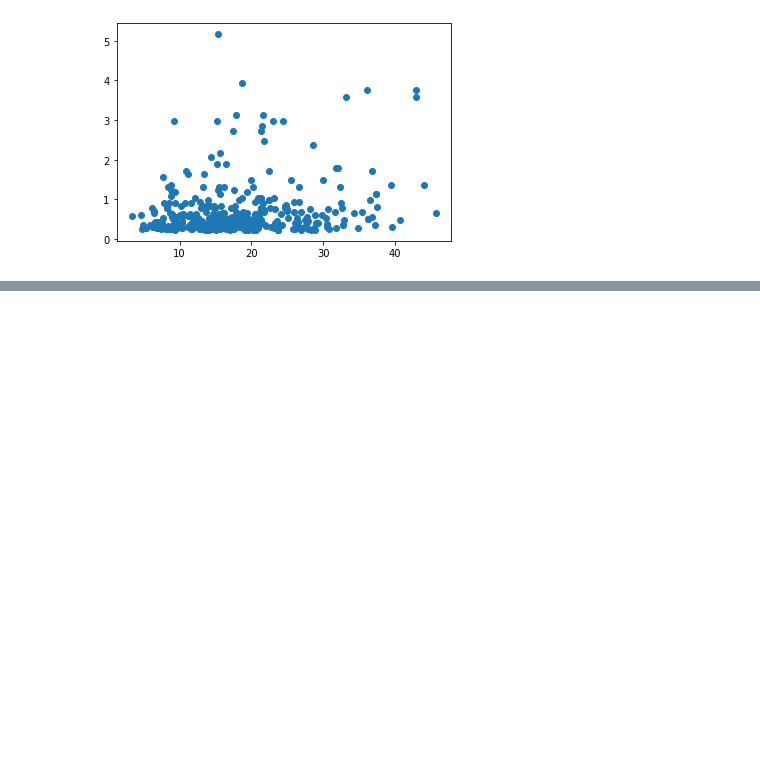
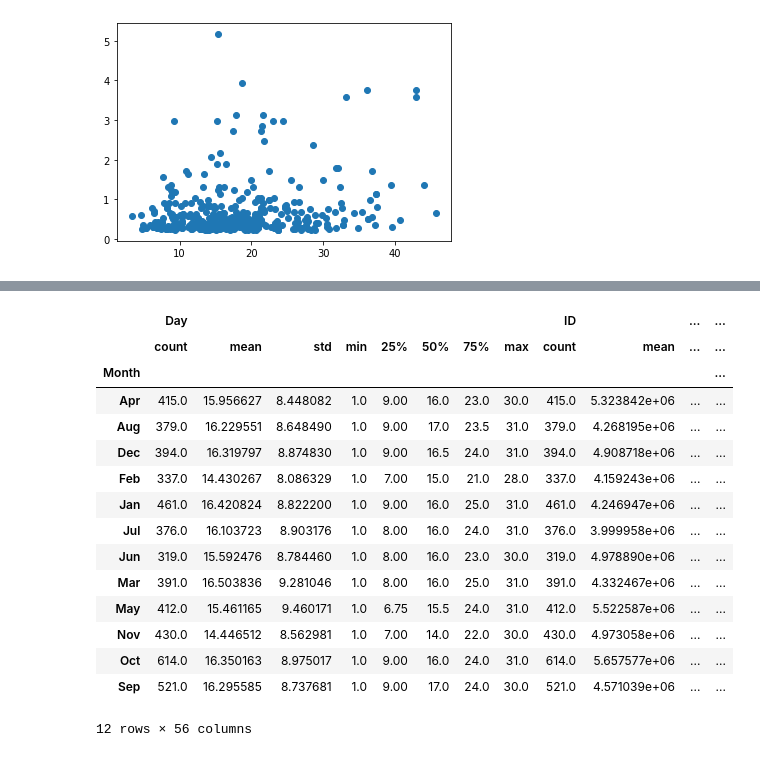
Before and after one commit to AmyAndersson/Datanauts_Project, a Jupyter notebook: DF.ipynb, the cells around one changed output, grey strips where cells are left out. Saved outputs shown, nothing was run; the diff lists cells and outputs as text; code cells hidden in the pictures; blank space fills up the shorter version.

```diff
--- a/DF.ipynb
+++ b/DF.ipynb
@@ -136,0 +156,21 @@ plt.scatter(Pos_Hazard["Relative Velocity (k/s)"], Pos_Hazard["Estimated Max Dia
+# %%
+Asteroids_months=Asteroids_dates.groupby("Month")
+# %%
+Asteroids_months.describe()
+# %% [output]
+|  | Day |  |  |  |  |  |  |  | ID |  | ... | ... |
+|  | count | mean | std | min | 25% | 50% | 75% | max | count | mean | ... | ... |
+| Month |  |  |  |  |  |  |  |  |  |  |  | ... |
+| Apr | 415.0 | 15.956627 | 8.448082 | 1.0 | 9.00 | 16.0 | 23.0 | 30.0 | 415.0 | 5.323842e+06 | ... | ... |
+| Aug | 379.0 | 16.229551 | 8.648490 | 1.0 | 9.00 | 17.0 | 23.5 | 31.0 | 379.0 | 4.268195e+06 | ... | ... |
+| Dec | 394.0 | 16.319797 | 8.874830 | 1.0 | 9.00 | 16.5 | 24.0 | 31.0 | 394.0 | 4.908718e+06 | ... | ... |
+| Feb | 337.0 | 14.430267 | 8.086329 | 1.0 | 7.00 | 15.0 | 21.0 | 28.0 | 337.0 | 4.159243e+06 | ... | ... |
+| Jan | 461.0 | 16.420824 | 8.822200 | 1.0 | 9.00 | 16.0 | 25.0 | 31.0 | 461.0 | 4.246947e+06 | ... | ... |
+| Jul | 376.0 | 16.103723 | 8.903176 | 1.0 | 8.00 | 16.0 | 24.0 | 31.0 | 376.0 | 3.999958e+06 | ... | ... |
+| Jun | 319.0 | 15.592476 | 8.784460 | 1.0 | 8.00 | 16.0 | 23.0 | 30.0 | 319.0 | 4.978890e+06 | ... | ... |
+| Mar | 391.0 | 16.503836 | 9.281046 | 1.0 | 8.00 | 16.0 | 25.0 | 31.0 | 391.0 | 4.332467e+06 | ... | ... |
+| May | 412.0 | 15.461165 | 9.460171 | 1.0 | 6.75 | 15.5 | 24.0 | 31.0 | 412.0 | 5.522587e+06 | ... | ... |
+| Nov | 430.0 | 14.446512 | 8.562981 | 1.0 | 7.00 | 14.0 | 22.0 | 30.0 | 430.0 | 4.973058e+06 | ... | ... |
+| Oct | 614.0 | 16.350163 | 8.975017 | 1.0 | 9.00 | 16.0 | 24.0 | 31.0 | 614.0 | 5.657577e+06 | ... | ... |
+| Sep | 521.0 | 16.295585 | 8.737681 | 1.0 | 9.00 | 17.0 | 24.0 | 30.0 | 521.0 | 4.571039e+06 | ... | ... |
+12 rows × 56 columns
```
Also changed, not shown: parts of 3 cells of this notebook, 3 other files.
